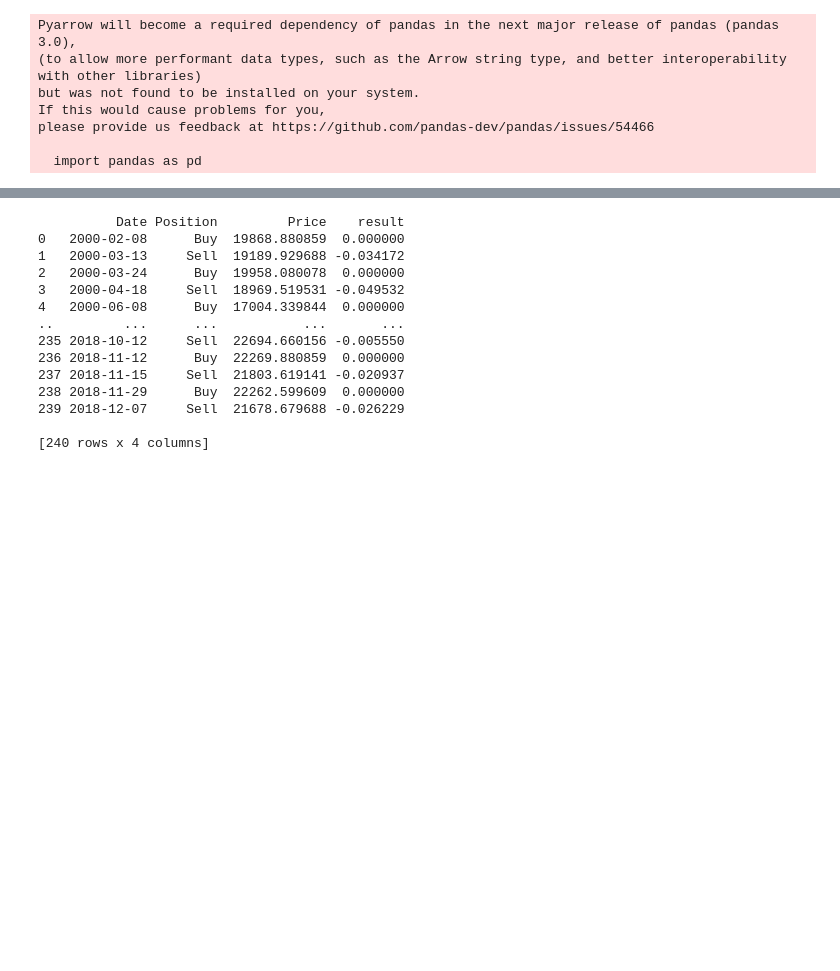
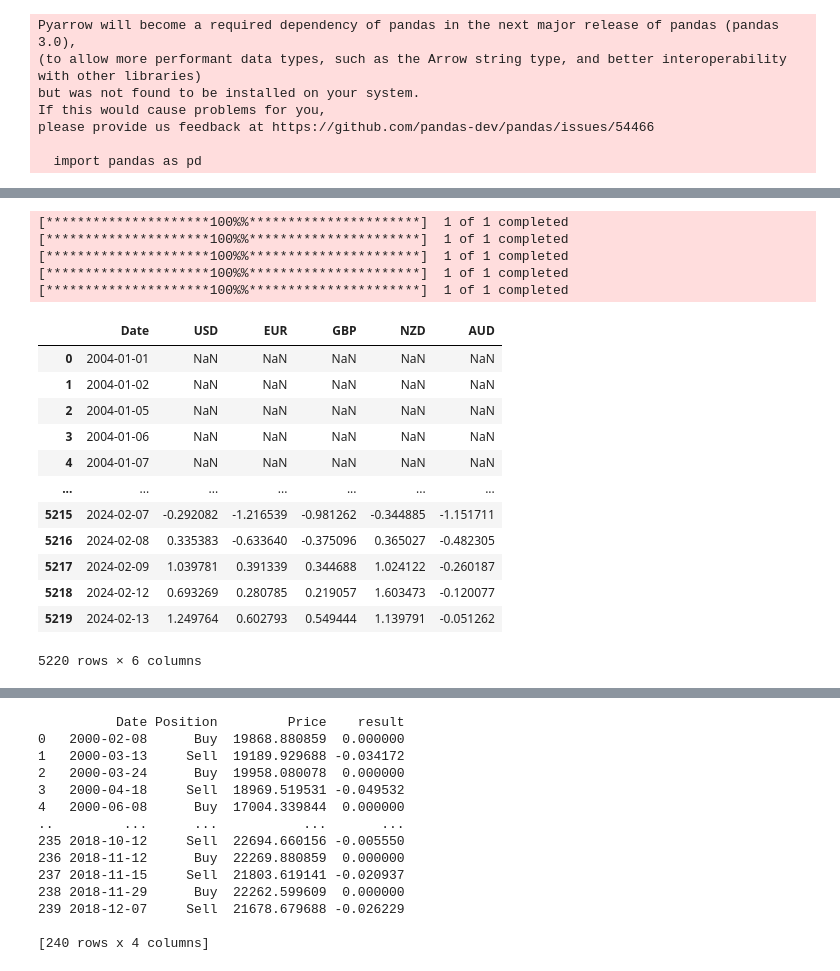
Before and after one commit to sawada-takashi-pb/Sample, a Jupyter notebook: investment/Python/投資判定.ipynb, the cells around one changed output, grey strips where cells are left out. Saved outputs shown, nothing was run; the diff lists cells and outputs as text; code cells hidden in the pictures; blank space fills up the shorter version.

```diff
--- a/investment/Python/投資判定.ipynb
+++ b/investment/Python/投資判定.ipynb
@@ -102,0 +94,24 @@ n225_train
+# %%
+part1Df = makePeriodDataFrame(nRaw=10)
+# %% [output]
+[*********************100%%**********************]  1 of 1 completed
+[*********************100%%**********************]  1 of 1 completed
+[*********************100%%**********************]  1 of 1 completed
+[*********************100%%**********************]  1 of 1 completed
+[*********************100%%**********************]  1 of 1 completed
+# %%
+part1Df
+# %% [output]
+|  | Date | USD | EUR | GBP | NZD | AUD |
+| 0 | 2004-01-01 | NaN | NaN | NaN | NaN | NaN |
+| 1 | 2004-01-02 | NaN | NaN | NaN | NaN | NaN |
+| 2 | 2004-01-05 | NaN | NaN | NaN | NaN | NaN |
+| 3 | 2004-01-06 | NaN | NaN | NaN | NaN | NaN |
+| 4 | 2004-01-07 | NaN | NaN | NaN | NaN | NaN |
+| ... | ... | ... | ... | ... | ... | ... |
+| 5215 | 2024-02-07 | -0.292082 | -1.216539 | -0.981262 | -0.344885 | -1.151711 |
+| 5216 | 2024-02-08 | 0.335383 | -0.633640 | -0.375096 | 0.365027 | -0.482305 |
+| 5217 | 2024-02-09 | 1.039781 | 0.391339 | 0.344688 | 1.024122 | -0.260187 |
+| 5218 | 2024-02-12 | 0.693269 | 0.280785 | 0.219057 | 1.603473 | -0.120077 |
+| 5219 | 2024-02-13 | 1.249764 | 0.602793 | 0.549444 | 1.139791 | -0.051262 |
+5220 rows × 6 columns
```
Also changed, not shown: parts of 9 cells of this notebook.
